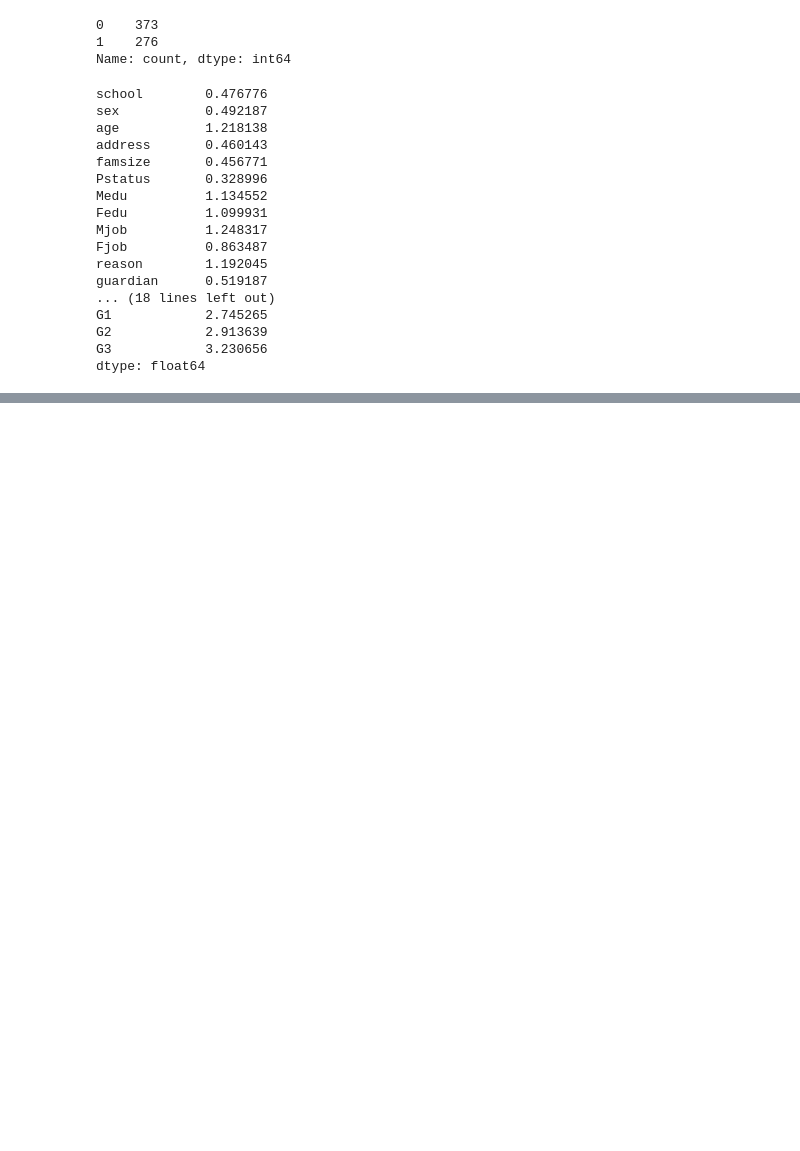
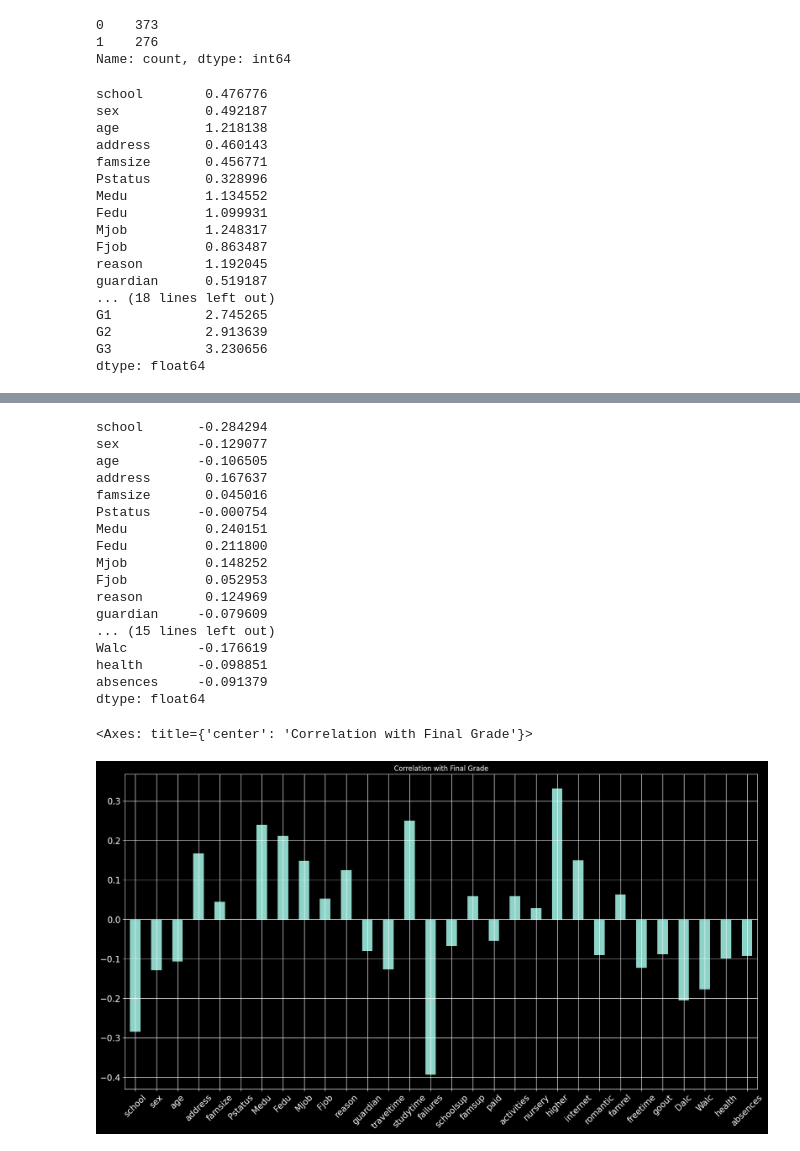
Before and after one commit to Dragonfly911117/EDM-Final, a Jupyter notebook: notebooks/logistic_regression.ipynb, the cells around one changed output, grey strips where cells are left out. Saved outputs shown, nothing was run; the diff lists cells and outputs as text; code cells hidden in the pictures; blank space fills up the shorter version.

```diff
--- a/notebooks/logistic_regression.ipynb
+++ b/notebooks/logistic_regression.ipynb
@@ -85 +85,32 @@ dtype: float64
+# %%
+corr = X.corrwith(data["G3"])
+print(corr)
+# plot correlation
+corr.plot.bar(
+    figsize = (20, 10),
+    title = "Correlation with Final Grade",
+    fontsize = 15,
+    rot = 45,
+    grid = True
+)
+# %% [output]
+school       -0.284294
+sex          -0.129077
+age          -0.106505
+address       0.167637
+famsize       0.045016
+Pstatus      -0.000754
+Medu          0.240151
+Fedu          0.211800
+Mjob          0.148252
+Fjob          0.052953
+reason        0.124969
+guardian     -0.079609
+... (15 lines left out)
+Walc         -0.176619
+health       -0.098851
+absences     -0.091379
+dtype: float64
+<Axes: title={'center': 'Correlation with Final Grade'}>
+[figure, added]
 # %%
```
Also changed, not shown: parts of 7 cells of this notebook, 19 other files.
